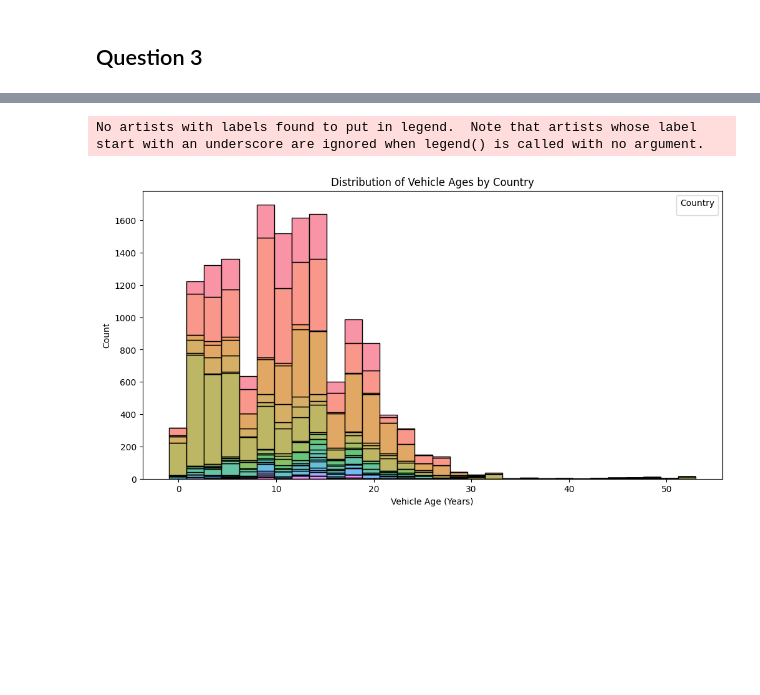
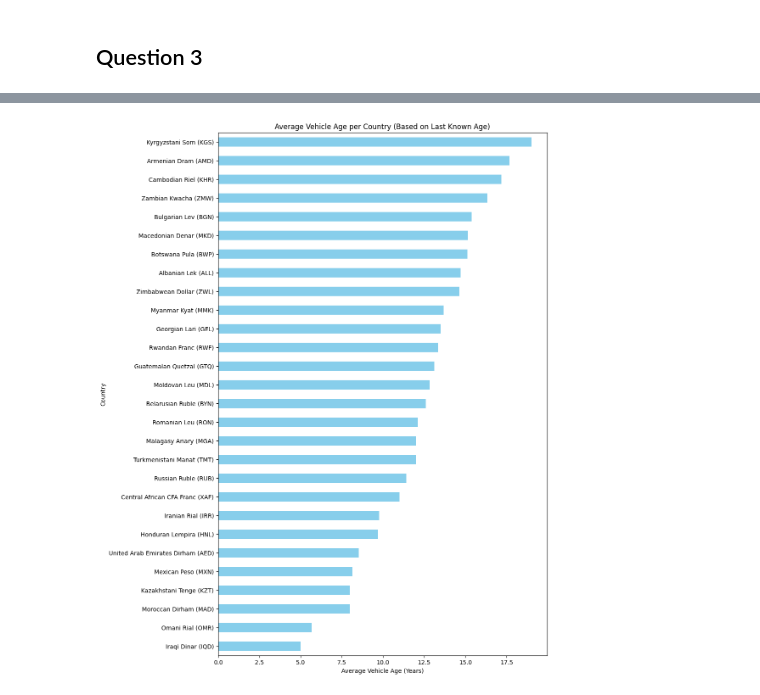
Before and after one commit to TumiJourdan/IDVE-Assignments, a Jupyter notebook: Assignment 1/main.ipynb, the cells around one changed output, grey strips where cells are left out. Saved outputs shown, nothing was run; the diff lists cells and outputs as text; code cells hidden in the pictures; blank space fills up the shorter version.

```diff
--- a/Assignment 1/main.ipynb
+++ b/Assignment 1/main.ipynb
@@ -552,33 +555,23 @@ currency_to_country = {
     'KGS': 'Kyrgyzstani Som (KGS)',
     'L$': 'Liberian Dollar (LRD)'
 }
-# %%
-df['currency_symbol'] = df['cost_per_gallon'].astype(str).str.extract(r'([A-Z]{3})')  # Assuming 3-letter codes
-
-# Map currency symbols to countries
-df['country'] = df['currency_symbol'].map(currency_to_country)
-
-# Convert `date_fueled` to datetime format
-df['date_fueled'] = pd.to_datetime(df['date_fueled'])
-
-# Convert `year` to numeric and calculate vehicle age
-df['year'] = pd.to_numeric(df['year'], errors='coerce')
-df['vehicle_age'] = df['date_fueled'].dt.year - df['year']
-
-# Drop rows with invalid or missing values
-df = df.dropna(subset=['vehicle_age', 'country'])
-
-# Visualize the distribution of vehicle ages by country
-plt.figure(figsize=(12, 6))
-sns.histplot(data=df, x='vehicle_age', hue='country', multiple='stack', bins=30)
-plt.title('Distribution of Vehicle Ages by Country')
-plt.xlabel('Vehicle Age (Years)')
-plt.ylabel('Count')
-plt.legend(title='Country')
-plt.show()
-# %% [output]
-No artists with labels found to put in legend.  Note that artists whose label start with an underscore are ignored when legend() is called with no argument.
-[figure, removed]
+# %%
+#3.3
+# Step 1: Filter for the last known vehicle age for each user
+df_latest_age = df.loc[df.groupby('user_id')['date_fueled'].idxmax()]
+
+# Step 2: Calculate the average vehicle age per country
+average_age_per_country = df_latest_age.groupby('country')['vehicle_age'].mean().sort_values()
+
+# Step 3: Plot the average vehicle age per country
+plt.figure(figsize=(10, 16))
+average_age_per_country.plot(kind='barh', color='skyblue')
+plt.title('Average Vehicle Age per Country (Based on Last Known Age)')
+plt.xlabel('Average Vehicle Age (Years)')
+plt.ylabel('Country')
+plt.show()
+# %% [output]
+[figure, added]
 # %%
 df.head(5)
 # %% [output]
```
Also changed, not shown: parts of 3 cells of this notebook.
